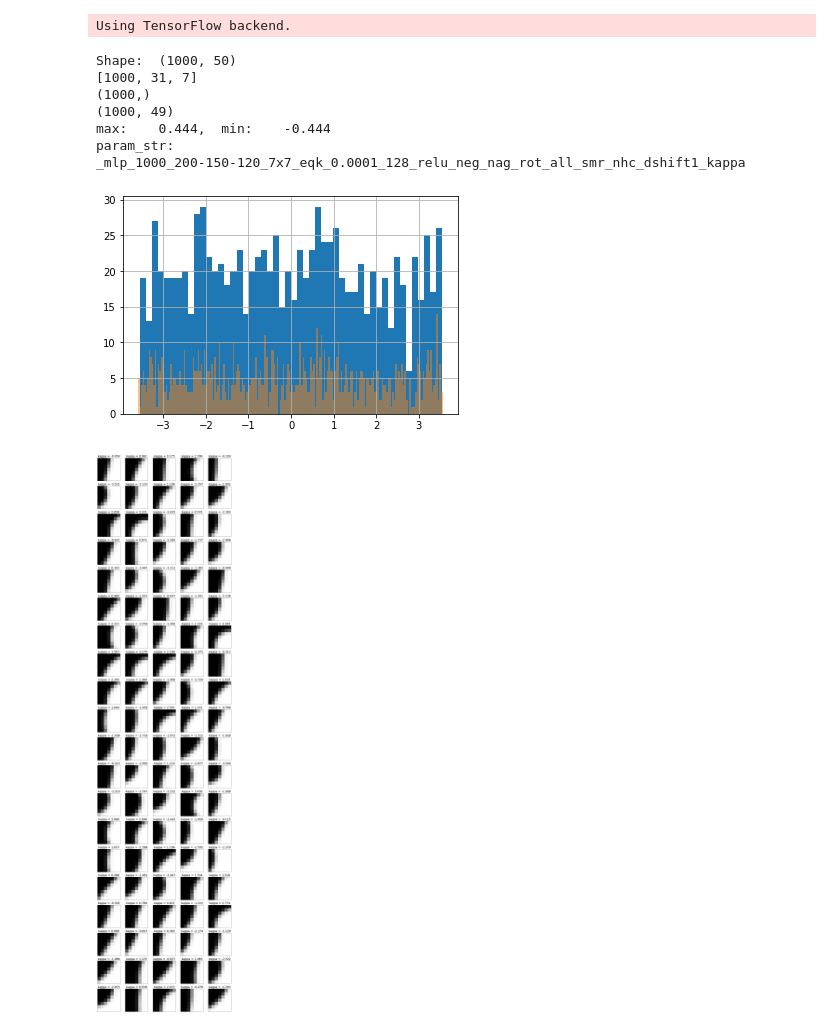
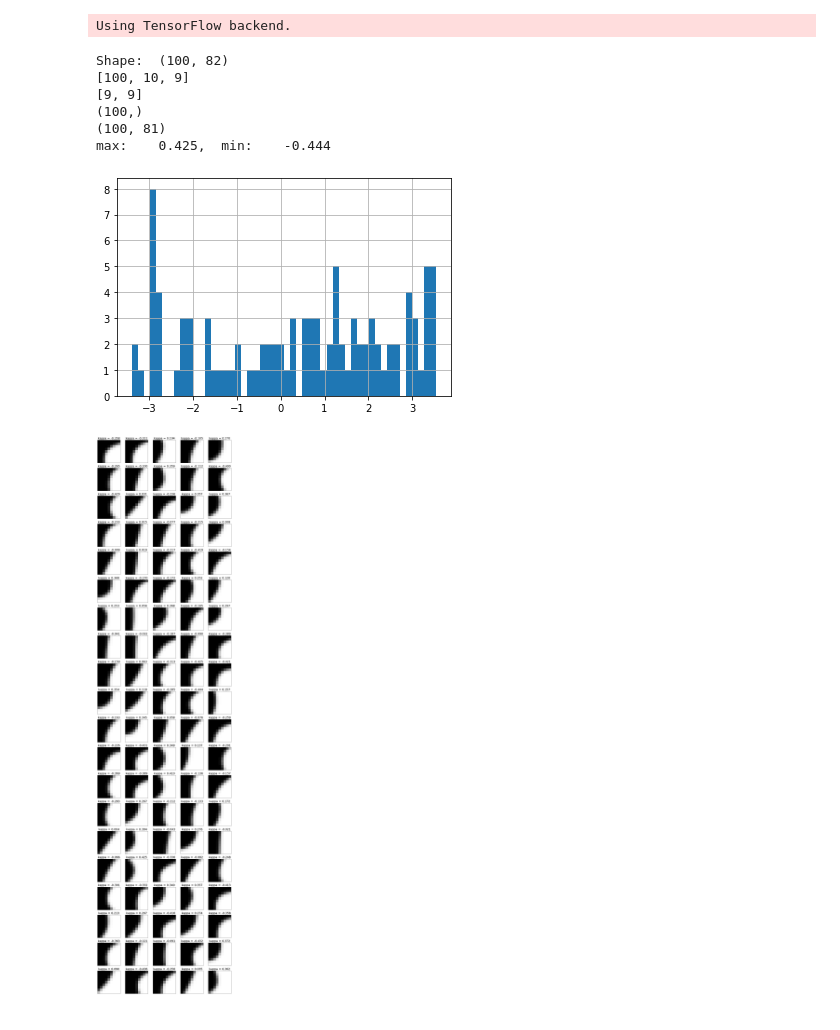
Before and after one commit to wolperting3r/Masterarbeit, a Jupyter notebook: Project/data/datasets/Data Visualization.ipynb, the cells around one changed output. Drawn from its saved outputs; the diff is of its cells as text; code cells hidden in the pictures.

```diff
--- a/Project/data/datasets/Data Visualization.ipynb
+++ b/Project/data/datasets/Data Visualization.ipynb
@@ -139,7 +139,8 @@ def create_plot(labels, predictions, color, parameters, **kwargs):
 
 
 #filename = 'data_5x5_eqk_neg_ellre.feather'
-filename = 'data_7x7_eqk_neg_cir_smr_shift1.feather'
+#filename = 'data_7x7_eqk_neg_cir_smr_shift1.feather'
+filename = 'data_9x9_eqk_neg_ell_smr_shift1.feather'
 #filename = 'data_7x7_eqk_neg_cir_smr_shift1b.feather'
 #filename = 'data_7x7_eqk_neg_ell_smr.feather'
 file = pd.read_feather(filename)
@@ -150,6 +151,7 @@ print(f'Shape:\t{file.shape}')
 print([int(file.iloc[:, 1:].shape[0]), int(np.sqrt(file.iloc[:, 1:].shape[0])), int(np.sqrt(file.iloc[:, 1:].shape[1]))])
 
 st_sz = [int(np.sqrt(file.iloc[:, 1:].shape[1])), int(np.sqrt(file.iloc[:, 1:].shape[1]))]
+print(st_sz)
 parameters = {'stencil_size': st_sz, 'angle': False}
 
 # Create pipeline
@@ -158,6 +160,7 @@ data_pipeline = Pipeline([
     ('findgradient', FindGradient(parameters=parameters)),
     ('findangle', FindAngle(parameters=parameters)),
     ('rotate', Rotate(parameters=parameters)),  # Output: [labels, data, angle_matrix]
+    #('edge', Edge(parameters=parameters)),  # Output: [labels, data, angle_matrix]
 ])
 # Execute pipeline
 dataset = file
@@ -167,46 +170,51 @@ dataset = file
 data_pipeline = Pipeline([
     ('transform', TransformData(parameters=parameters, reshape=False)),
 ])
 # Execute pipeline
 [testlabels, testdata] = data_pipeline.fit_transform(dataset)
 print(testlabels.shape)
 print(testdata.shape)
 
 '''
 debug = False
 if not debug:
     features = file.iloc[:, 1:]
     labels = file.iloc[:, 0]
     dataset = file
 else:
     pt_x = file.iloc[:, 0]
     pt_y = file.iloc[:, 1]
     e = file.iloc[:, 2]
     r = file.iloc[:, 3]
     labels = file.iloc[:, 4]
     features = file.iloc[:, 5:]
 '''
 print(f'max:\t{np.round(max(labels),3)},\tmin:\t{np.round(min(labels),3)}')
 
 features_plt = np.reshape(features, (int(features.shape[0]), int(np.sqrt(features.shape[1])), int(np.sqrt(features.shape[1]))))
+#print(f'shape: {features.shape}')
+#print(features[0])
+#features_plt = features[:, :49]
+#features_plt = features[:, 49:]
+#print(f'shape: {features_plt.shape}')
+#features_plt = np.reshape(features_plt, (int(features.shape[0]), 7, 7))
 
-predictions_dg = get_predictions(features)*2
+#predictions_dg = get_predictions(features)*2
 
 pd.Series(-labels*2*4).hist(bins=50)
-pd.Series(-predictions_dg*4).hist(bins=200, alpha=0.5)
+#pd.Series(-predictions_dg*4).hist(bins=200, alpha=0.5)
 # plot_vofs(features, labels.values, 24, per_row = 7)
-# plot_vofs(features_plt, 10, labels=labels.values, per_row = 5, size=0.5)
-plot_vofs(features_plt, 100, labels=-predictions_dg*4, per_row = 5, size=0.5)
+plot_vofs(features_plt, 100, labels=labels, per_row = 5, size=0.5)
+#plot_vofs(features_plt, 100, labels=-predictions_dg*4, per_row = 5, size=0.5)
 # %% [output]
-Shape:  (1000, 50)
-[1000, 31, 7]
-(1000,)
-(1000, 49)
-max:    0.444,  min:    -0.444
-param_str:
-_mlp_1000_200-150-120_7x7_eqk_0.0001_128_relu_neg_nag_rot_all_smr_nhc_dshift1_kappa
+Shape:  (100, 82)
+[100, 10, 9]
+[9, 9]
+(100,)
+(100, 81)
+max:    0.425,  min:    -0.444
-[figure, old version]
+[figure, new version]
-[figure, old version]
+[figure, new version]
 # %%
 create_plot(labels, predictions_dg, color='crimson', parameters=parameters, marker='.', size = 1, axis = 'notequal', scale=0.75)
 # %% [output]
```
Also changed, not shown: parts of 7 cells of this notebook, 4 other files.
